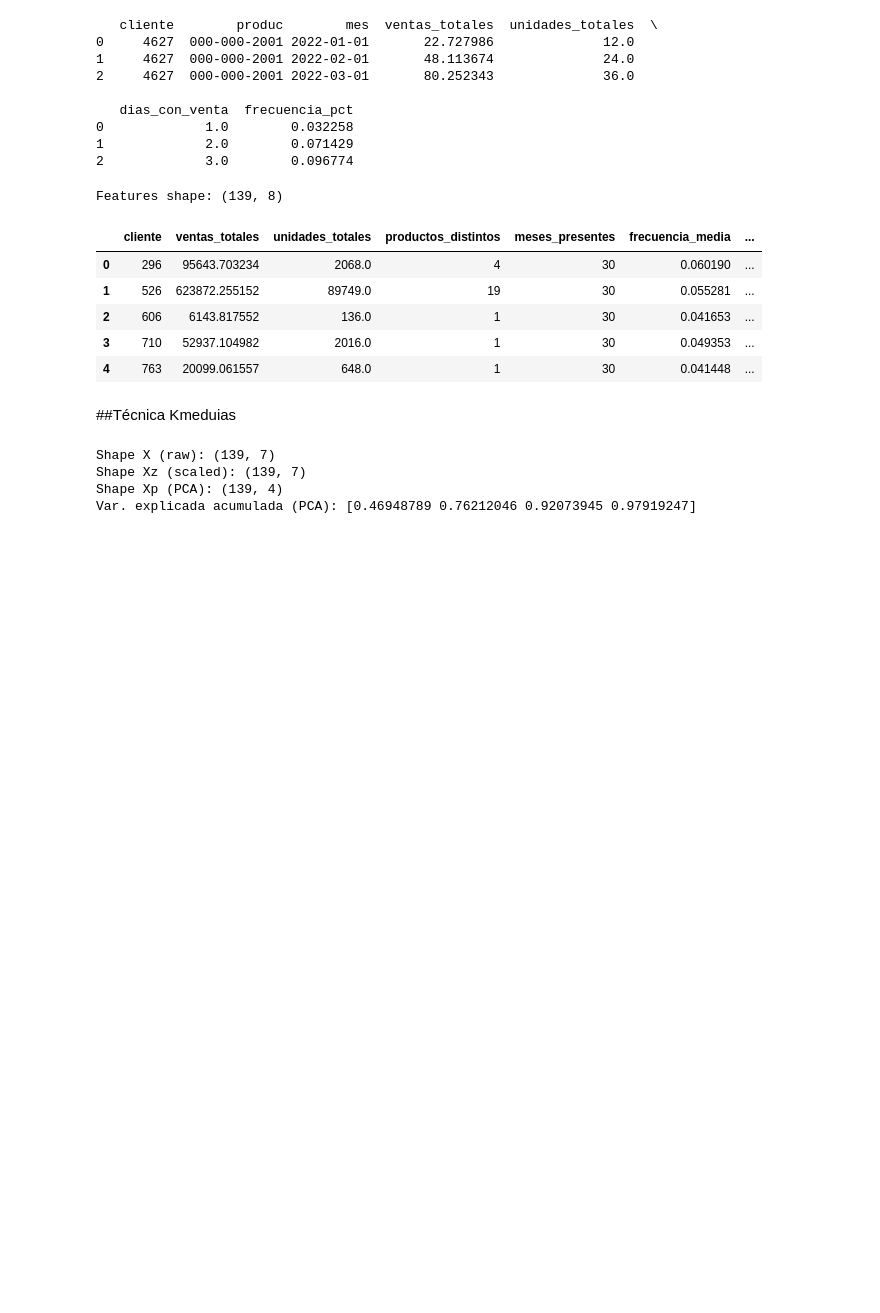
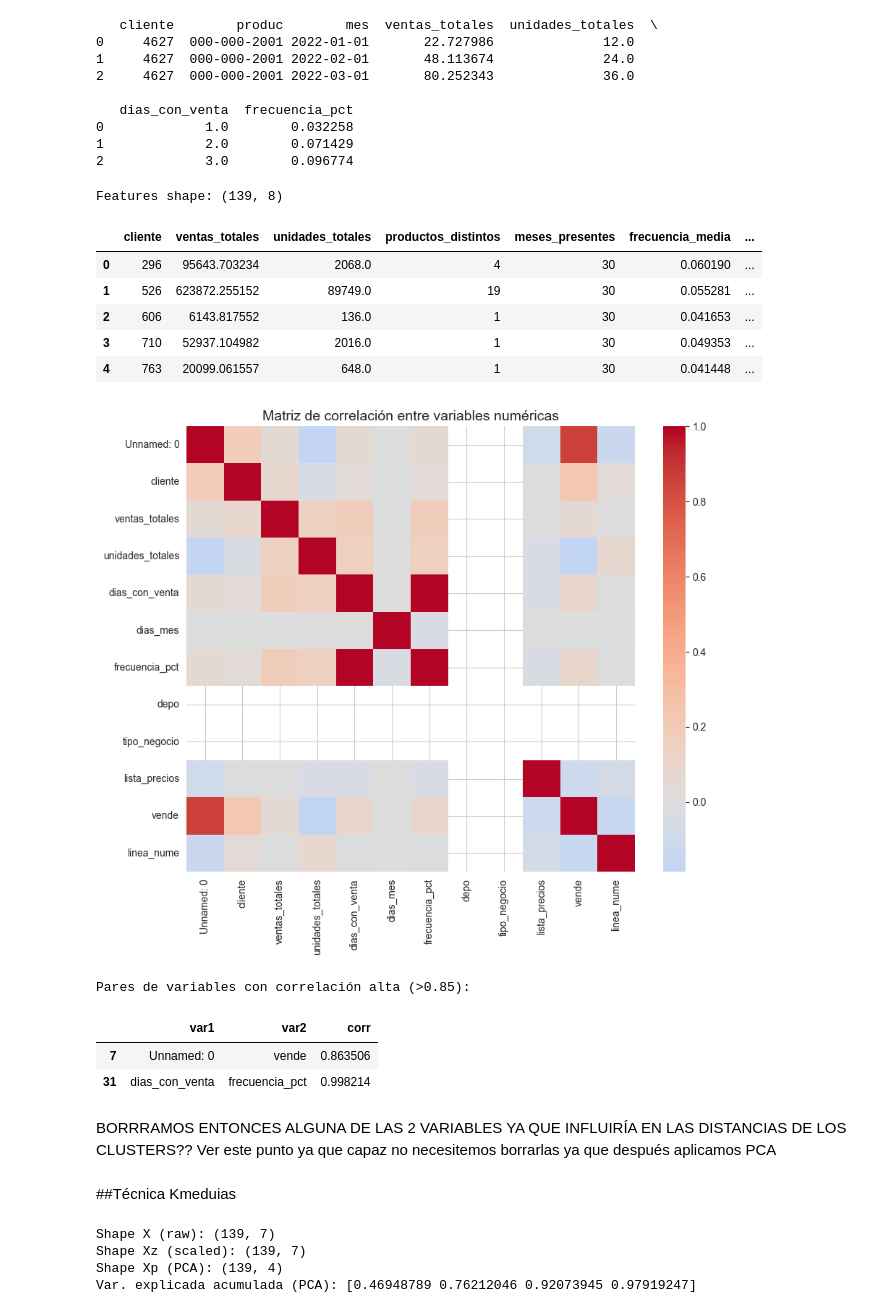
Before and after one commit to SantiagoCastellanos14/m11-practico1-eda, a Jupyter notebook: notebooks/practico_3_eda.ipynb, the cells around one changed output. Cells and saved outputs as stored; diff of their text form; code cells hidden in the pictures; blank space fills up the shorter version.

```diff
--- a/notebooks/practico_3_eda.ipynb
+++ b/notebooks/practico_3_eda.ipynb
@@ -151,27 +151,38 @@ Features shape: (139, 8)
 | 3 | 710 | 52937.104982 | 2016.0 | 1 | 30 | 0.049353 | ... |
 | 4 | 763 | 20099.061557 | 648.0 | 1 | 30 | 0.041448 | ... |
 # %%
-###########################Correlación de las variables####################################### FALTA
-# # 1. Matriz de correlación (ya filtramos num_cols antes)
-# corr_matrix = df[df.columns].corr()
+# Exploración de correlaciones
 
-# # 2. Pasar a formato larga
-# corr_pairs = corr_matrix.unstack().reset_index()
-# corr_pairs.columns = ['Variable_1', 'Variable_2', 'Correlacion']
+# Seleccionamos solo las variables numéricas candidatas al clustering
+vars_cluster = df.select_dtypes(include=["float64", "int64"])
 
-# # 3. Eliminar duplicados y autocorrelaciones
-# corr_pairs = corr_pairs[corr_pairs['Variable_1'] < corr_pairs['Variable_2']]
+# calculamos la matriz
+corr = vars_cluster.corr(method="pearson")
 
-# # 4. Ordenar por valor absoluto de la correlación
-# corr_pairs = corr_pairs.reindex(corr_pairs.Correlacion.abs().sort_values(ascending=False).index)
+# Heatmap de correlación
+plt.figure(figsize=(10,8))
+sns.heatmap(corr, annot=False, cmap="coolwarm", center=0)
+plt.title("Matriz de correlación entre variables numéricas", fontsize=14)
+plt.show()
 
-# # 5. Filtrar correlaciones fuertes (ejemplo >0.7 o <-0.7)
-# corr_fuertes = corr_pairs[(corr_pairs['Correlacion'] >= 0.80) | (corr_pairs['Correlacion'] <= -0.80)]
-
-# # Mostrar top 20 correlaciones fuertes
-# display(corr_fuertes.head(10))
-
-# len(corr_fuertes)
+#mostrar pares muy correlacionados (>0.85)
+umbral = 0.85
+corr_pairs = (
+    corr.where(np.triu(np.ones(corr.shape), k=1).astype(bool))
+    .stack()
+    .reset_index()
+)
+corr_pairs.columns = ["var1", "var2", "corr"]
+print("Pares de variables con correlación alta (>0.85):")
+display(corr_pairs[corr_pairs["corr"].abs() > umbral])
+# %% [output]
+[figure, added]
+Pares de variables con correlación alta (>0.85):
+|  | var1 | var2 | corr |
+| 7 | Unnamed: 0 | vende | 0.863506 |
+| 31 | dias_con_venta | frecuencia_pct | 0.998214 |
+# %% [markdown]
+BORRRAMOS ENTONCES ALGUNA DE LAS 2 VARIABLES YA QUE INFLUIRÍA EN LAS DISTANCIAS DE LOS CLUSTERS?? Ver este punto ya que capaz no necesitemos borrarlas ya que después aplicamos PCA
 # %% [markdown]
 ##Técnica Kmeduias
 # %%
```
Also changed, not shown: parts of 21 cells of this notebook, 3 other files.
